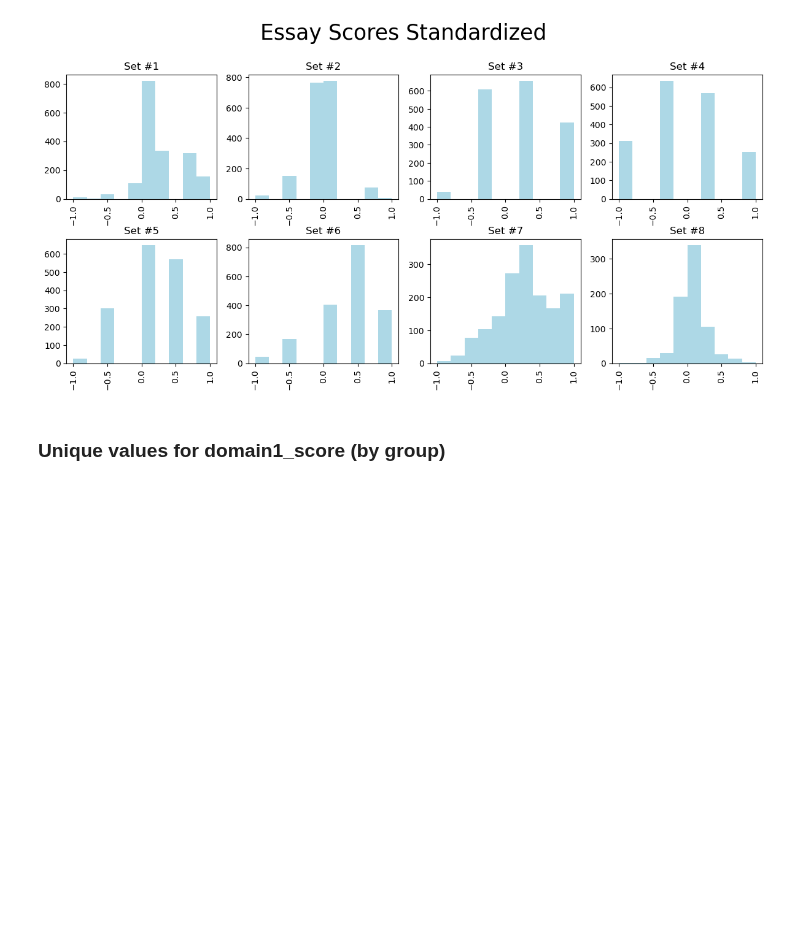
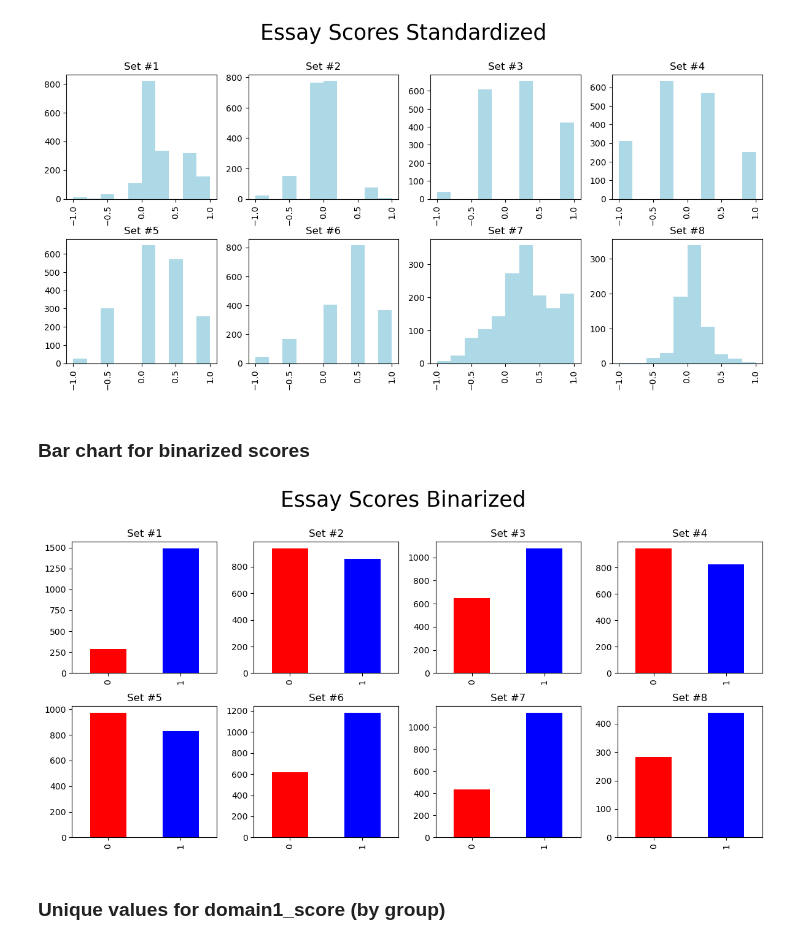
Before and after one commit to lliv12/nlp-lime-ig, a Jupyter notebook: datasets_overview.ipynb, the cells around one changed output. Saved outputs shown, nothing was run; the diff lists cells and outputs as text; code cells hidden in the pictures; blank space fills up the shorter version.

Commit message:
Added additional analysis in notebook, refined training code.

```diff
--- a/datasets_overview.ipynb
+++ b/datasets_overview.ipynb
@@ -146,6 +199,8 @@ for df in [essays_train, essays_valid, essays_test]:
     df.replace('', np.nan, inplace=True)
     for col in (c for c in df.columns if c not in ['essay_id', 'essay_set', 'essay']):
         df[col] = pd.to_numeric(df[col], errors='coerce').astype('Int64')
+essays_train.dropna(subset=['essay', 'domain1_score'], inplace=True)
+essays_train.reset_index(inplace=True)
 # %% [markdown]
 ### Train:
 # %%
@@ -255,15 +310,27 @@ rater3_trait6 (max):    None    None    None    None    None    None    None
 # %% [markdown]
 ### Histogram for domain1_score (by group)
 # %%
-def create_plot(df, title):
+def create_plot(df, title, bar=False):
     fig, ax = plt.subplots(2, 4, figsize=(12, 6))
     fig.suptitle(title, size=25, y=1.0)
-    plots = df.hist('domain1_score', by='essay_set', ax=ax, color='lightblue').flatten()
+    if bar:
+        plots = []
+        for r in range(len(ax)):
+            for c in range(len(ax[0])):
+                set_n = r*len(ax[0]) + c + 1
+                p = df[df['essay_set']==set_n]['domain1_score'].value_counts().sort_index()
+                plots.append(p.plot.bar(ax=ax[r][c], color={'red', 'blue'}, title=set_n))
+    else:
+        plots = df.hist('domain1_score', by='essay_set', ax=ax, color='lightblue').flatten()
     for p in plots:
         p.set_title("Set #{n}".format(n=p.title.get_text()))
     fig.tight_layout()
 
 create_plot(essays_train, title="Distribution of Essay Scores")
+
+# -------------------- OBSERVATIONS --------------------
+#
+#  - Some of these look like they could be categorical rather than continuous. (particularly sets #2, #3, #4, #5, and #6)
 # %% [output]
 [figure]
 # %% [markdown]
@@ -282,6 +349,24 @@ std_train = pd.concat(sub_dfs).reset_index()
 create_plot(std_train, title="Essay Scores Standardized")
 # %% [output]
 [figure]
+# %% [markdown]
+### Bar chart for binarized scores
+# %%
+# thresh:  the threshold above which STANDARDIZED scores are classified as positive (1), and negative (0) otherwise
+def binarize_df(df, thresh=0.0):
+    new_df = df.copy()
+    new_df['domain1_score'] = 2*((df['domain1_score'] - df['domain1_score'].min()) / (df['domain1_score'].max() - df['domain1_score'].min())) - 1.0
+    new_df['domain1_score'] = (new_df['domain1_score'] > thresh).astype(int)
+    return new_df
+
+sub_dfs = []
+for g in essays_train.groupby('essay_set'):
+    sub_dfs.append( binarize_df(g[1]) )
+std_train = pd.concat(sub_dfs).reset_index()
+
+create_plot(std_train, title="Essay Scores Binarized", bar=True)
+# %% [output]
+[figure, added]
 # %% [markdown]
 ### Unique values for domain1_score (by group)
 # %%
```
Also changed, not shown: parts of 8 cells of this notebook, 3 other files.
